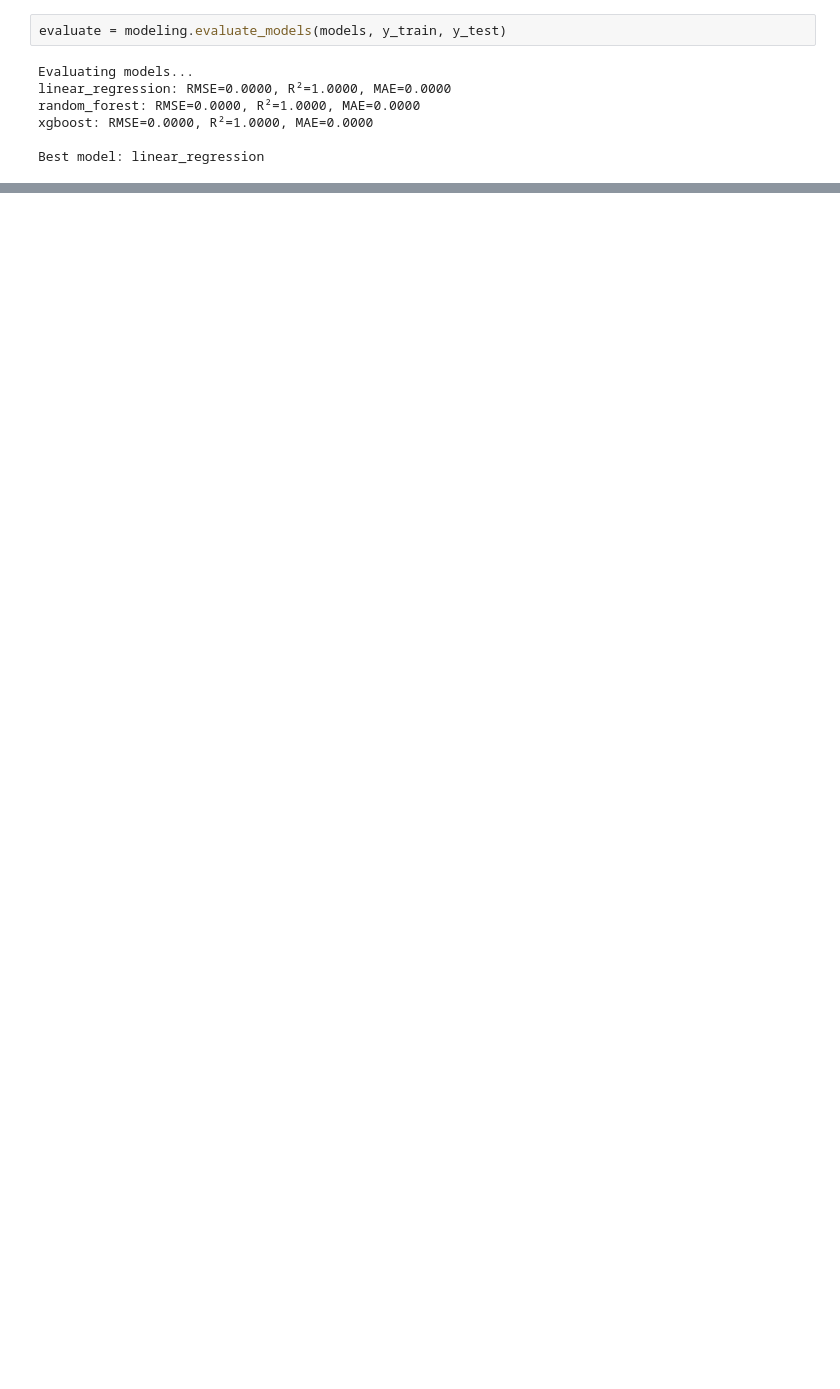
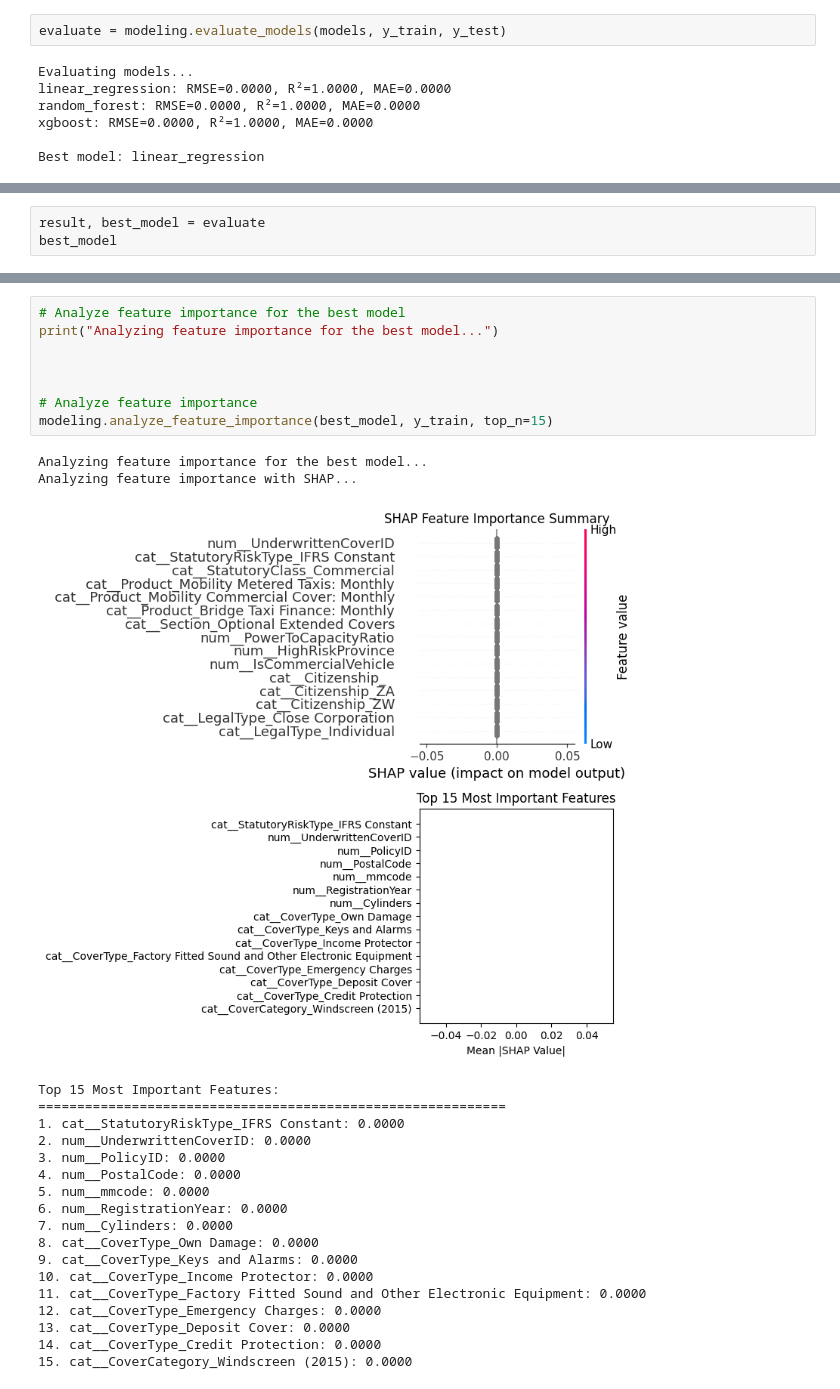
Before and after one commit to Jonepeter/end-to-end-insurance-risk-analytics-predictive-modeling, a Jupyter notebook: notebooks/predictive_modeling.ipynb, the cells around one changed output, grey strips where cells are left out. Saved outputs shown, nothing was run; the diff lists cells and outputs as text; blank space fills up the shorter version.

Commit message:
fix: update predictive modeling notebook with new feature set and execution counts

```diff
--- a/notebooks/predictive_modeling.ipynb
+++ b/notebooks/predictive_modeling.ipynb
@@ -251,0 +198,3 @@ modeling.analyze_feature_importance()
+# %%
+result, best_model = evaluate
+best_model
@@ -251,0 +220,29 @@ modeling.analyze_feature_importance()
+# %%
+# Analyze feature importance for the best model
+print("Analyzing feature importance for the best model...")
+
+
+
+# Analyze feature importance
+modeling.analyze_feature_importance(best_model, y_train, top_n=15)
+# %% [output]
+Analyzing feature importance for the best model...
+Analyzing feature importance with SHAP...
+[figure, added]
+Top 15 Most Important Features:
+============================================================
+1. cat__StatutoryRiskType_IFRS Constant: 0.0000
+2. num__UnderwrittenCoverID: 0.0000
+3. num__PolicyID: 0.0000
+4. num__PostalCode: 0.0000
+5. num__mmcode: 0.0000
+6. num__RegistrationYear: 0.0000
+7. num__Cylinders: 0.0000
+8. cat__CoverType_Own Damage: 0.0000
+9. cat__CoverType_Keys and Alarms: 0.0000
+10. cat__CoverType_Income Protector: 0.0000
+11. cat__CoverType_Factory Fitted Sound and Other Electronic Equipment: 0.0000
+12. cat__CoverType_Emergency Charges: 0.0000
+13. cat__CoverType_Deposit Cover: 0.0000
+14. cat__CoverType_Credit Protection: 0.0000
+15. cat__CoverCategory_Windscreen (2015): 0.0000
```
Also changed, not shown: parts of 12 cells of this notebook.
